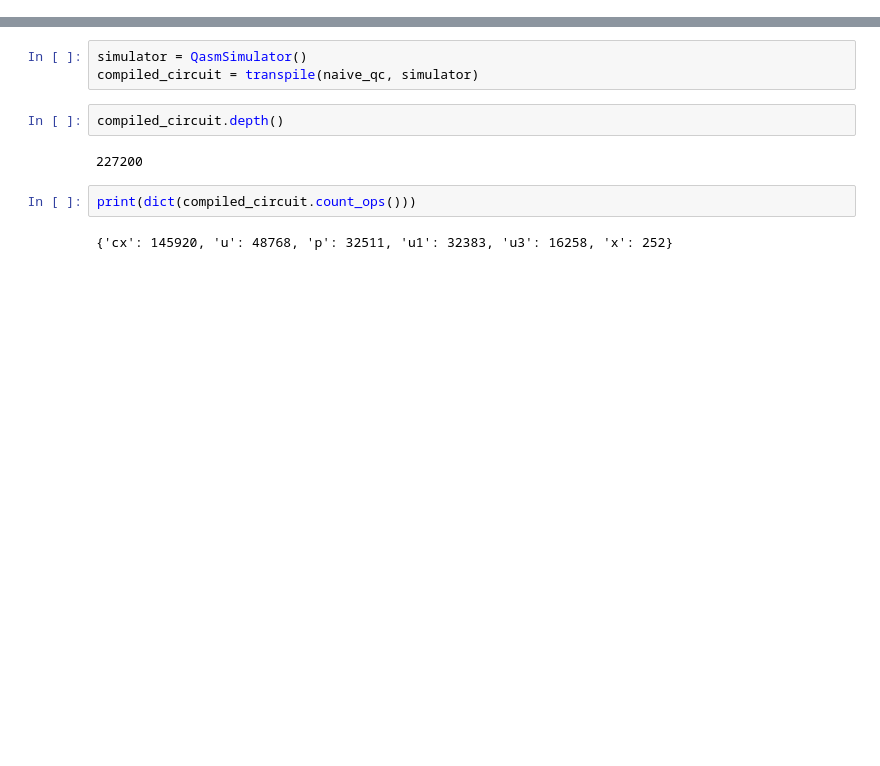
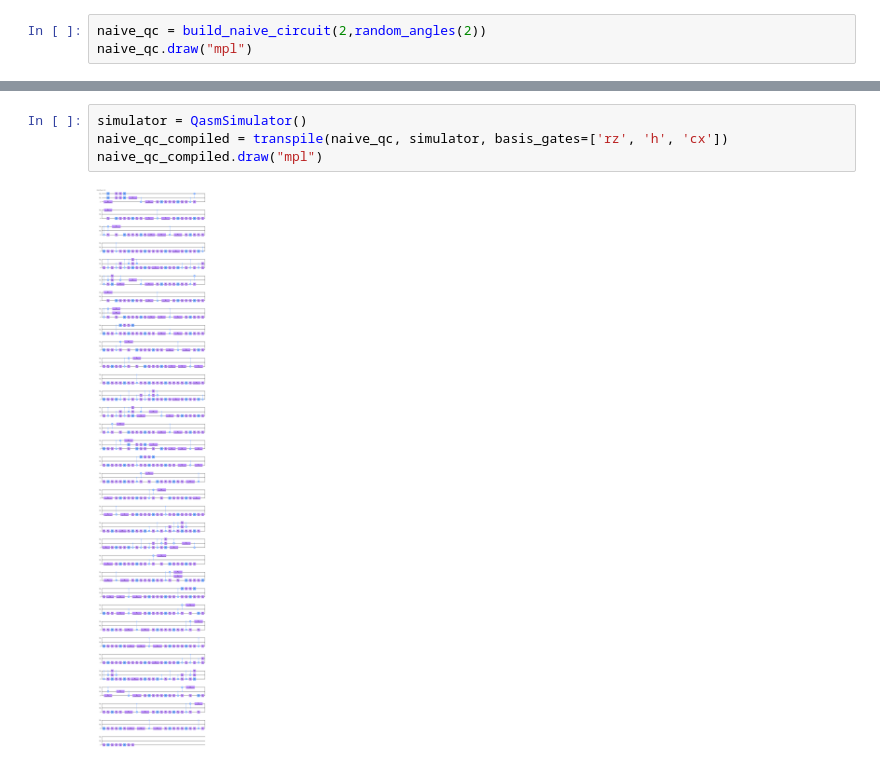
Before and after one commit to ugo-nzongani/Position-dependent-coin-operators, a Jupyter notebook: simulation.ipynb, the cells around one changed output, grey strips where cells are left out. Cells and saved outputs as stored; diff of their text form; blank space fills up the shorter version.

```diff
--- a/simulation.ipynb
+++ b/simulation.ipynb
@@ -63,0 +162,3 @@ print(dict(compiled_circuit.count_ops()))
+# %%
+naive_qc = build_naive_circuit(2,random_angles(2))
+naive_qc.draw("mpl")
@@ -64,11 +172,6 @@ print(dict(compiled_circuit.count_ops()))
 # %%
 simulator = QasmSimulator()
-compiled_circuit = transpile(naive_qc, simulator)
+naive_qc_compiled = transpile(naive_qc, simulator, basis_gates=['rz', 'h', 'cx'])
+naive_qc_compiled.draw("mpl")
+# %% [output]
+[figure, added]
-# %%
-compiled_circuit.depth()
-# %% [output]
-227200
-# %%
-print(dict(compiled_circuit.count_ops()))
-# %% [output]
-{'cx': 145920, 'u': 48768, 'p': 32511, 'u1': 32383, 'u3': 16258, 'x': 252}
```
Also changed, not shown: parts of 21 cells of this notebook, 1 other file.
